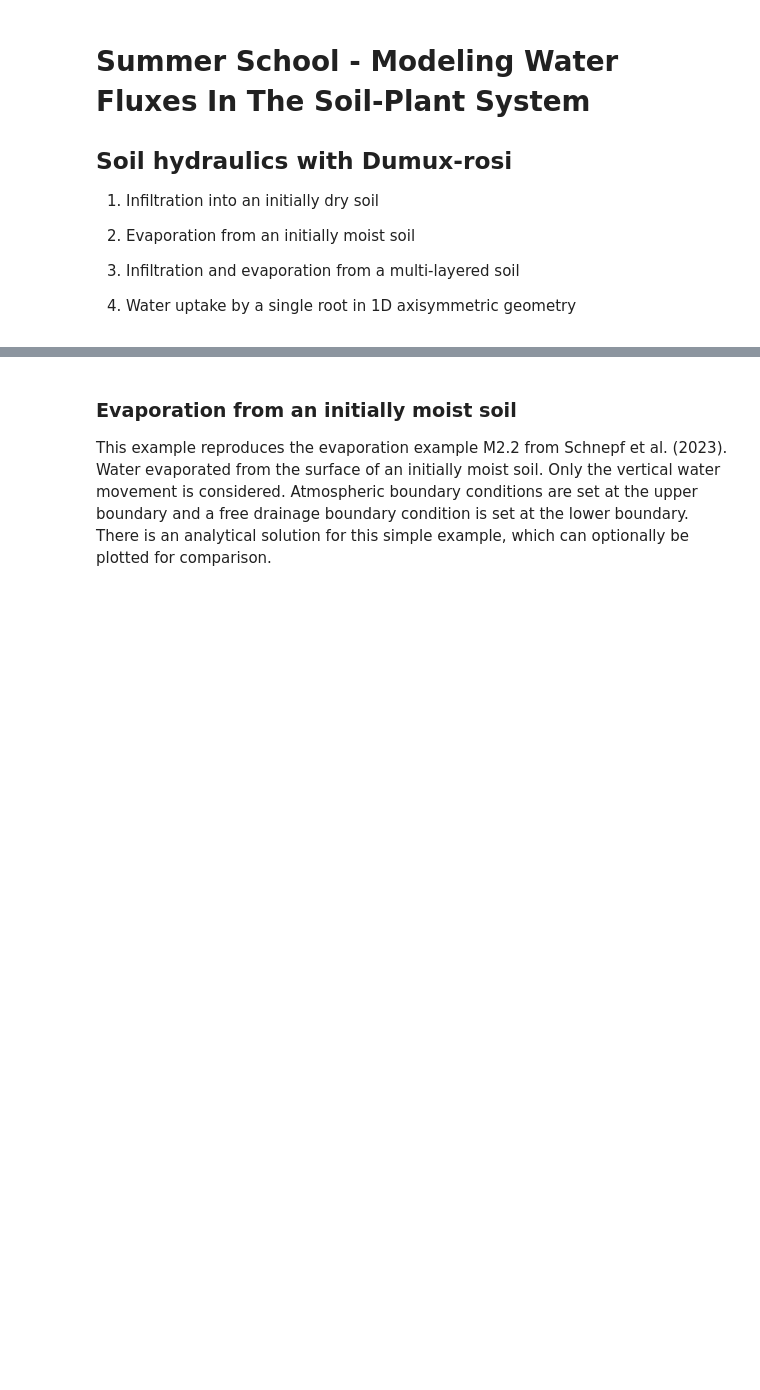
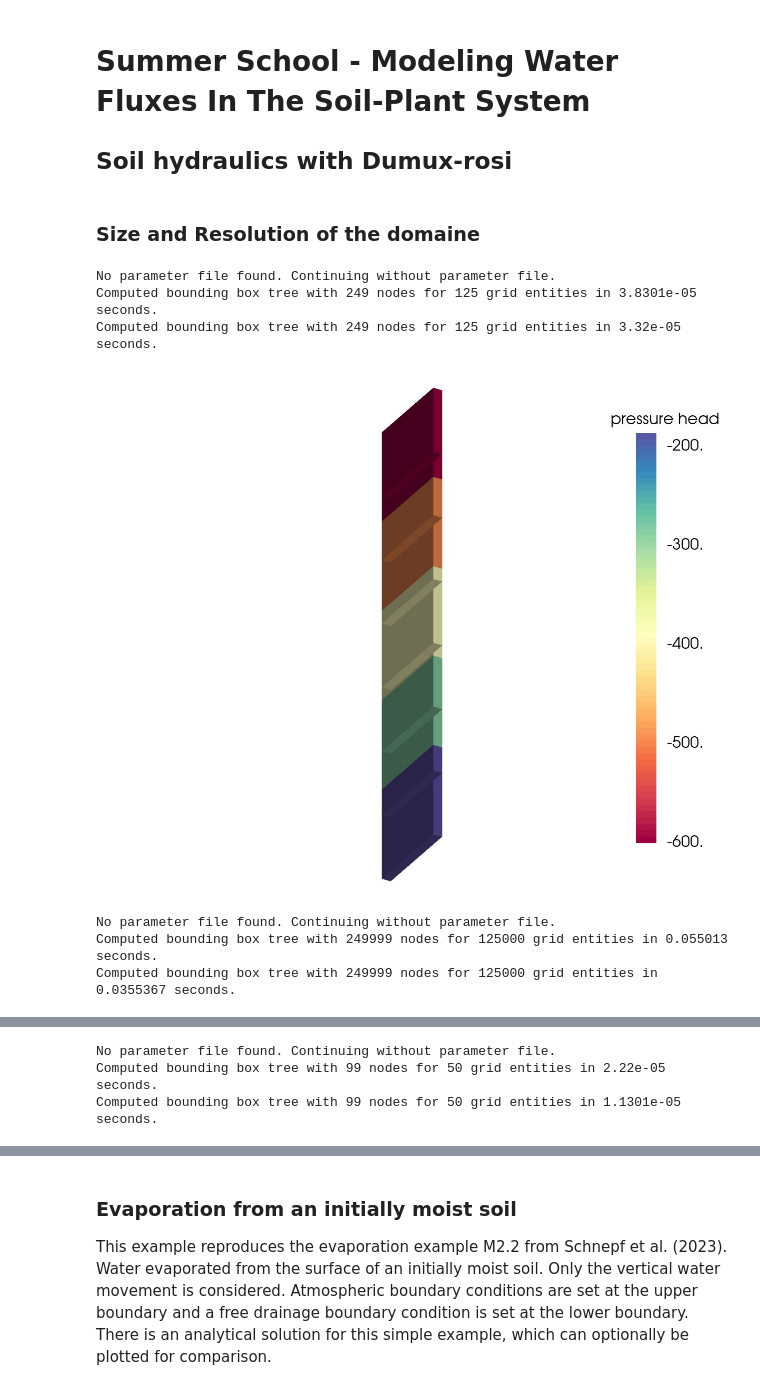
Before and after one commit to Plant-Root-Soil-Interactions-Modelling/CPlantBox, a Jupyter notebook: tutorial/jupyter/summer_school_2025/3_soil_hydraulics.ipynb, the cells around one changed output, grey strips where cells are left out. Cells and saved outputs as stored; diff of their text form; code cells hidden in the pictures; blank space fills up the shorter version.

Commit message:
update 3_soil_hydraulics

```diff
--- a/tutorial/jupyter/summer_school_2025/3_soil_hydraulics.ipynb
+++ b/tutorial/jupyter/summer_school_2025/3_soil_hydraulics.ipynb
@@ -2,12 +2,3 @@
 # Summer School - Modeling Water Fluxes In The Soil-Plant System
 
 ## Soil hydraulics with Dumux-rosi
-
-
-1. Infiltration into an initially dry soil
-
-2. Evaporation from an initially moist soil
-
-3. Infiltration and evaporation from a multi-layered soil
-
-4. Water uptake by a single root in 1D axisymmetric geometry
@@ -28,0 +28,36 @@ from richards_flat import RichardsFlatWrapper  # Python part of cylindrcial
+# %% [markdown]
+### Size and Resolution of the domaine
+# %%
+
+def visualize_soil(min_b, max_b, cell_number):
+    loam = [0.08, 0.43, 0.04, 1.6, 50]
+    s = RichardsWrapper(RichardsSPnum())
+    s.initialize()
+    s.createGrid( min_b, max_b, cell_number)
+    s.setHomogeneousIC(-400., equilibrium = True)  # cm pressure head
+    s.setVGParameters([loam])
+    s.setTopBC("noFlux")
+    s.setBotBC("noFlux")
+    s.initializeProblem()
+    vp.plot_soil(s, "pressure head", min_b, max_b, cell_number, interactiveImage = False)
+
+min_b = [-50., -5., -500.] # size [cm]
+max_b = [50., 5., 0.] # size [cm]
+cell_number = [5, 5, 5] # resolution
+visualize_soil(min_b, max_b, cell_number)
+
+max_b = [50., 50., 0.] # size [cm]
+cell_number = [50, 50, 50] # resolution
+visualize_soil(min_b, max_b, cell_number)
+
+max_b = [50., 50., 0.] # size [cm]
+cell_number = [1, 1, 50] # resolution <= 1D
+visualize_soil(min_b, max_b, cell_number)
+# %% [output]
+No parameter file found. Continuing without parameter file.
+Computed bounding box tree with 249 nodes for 125 grid entities in 3.8301e-05 seconds.
+Computed bounding box tree with 249 nodes for 125 grid entities in 3.32e-05 seconds.
+[figure, added]
+No parameter file found. Continuing without parameter file.
+Computed bounding box tree with 249999 nodes for 125000 grid entities in 0.055013 seconds.
+Computed bounding box tree with 249999 nodes for 125000 grid entities in 0.0355367 seconds.
@@ -28,0 +65,3 @@ from richards_flat import RichardsFlatWrapper  # Python part of cylindrcial
+No parameter file found. Continuing without parameter file.
+Computed bounding box tree with 99 nodes for 50 grid entities in 2.22e-05 seconds.
+Computed bounding box tree with 99 nodes for 50 grid entities in 1.1301e-05 seconds.
```
Also changed, not shown: parts of 16 cells of this notebook, 2 other files.
